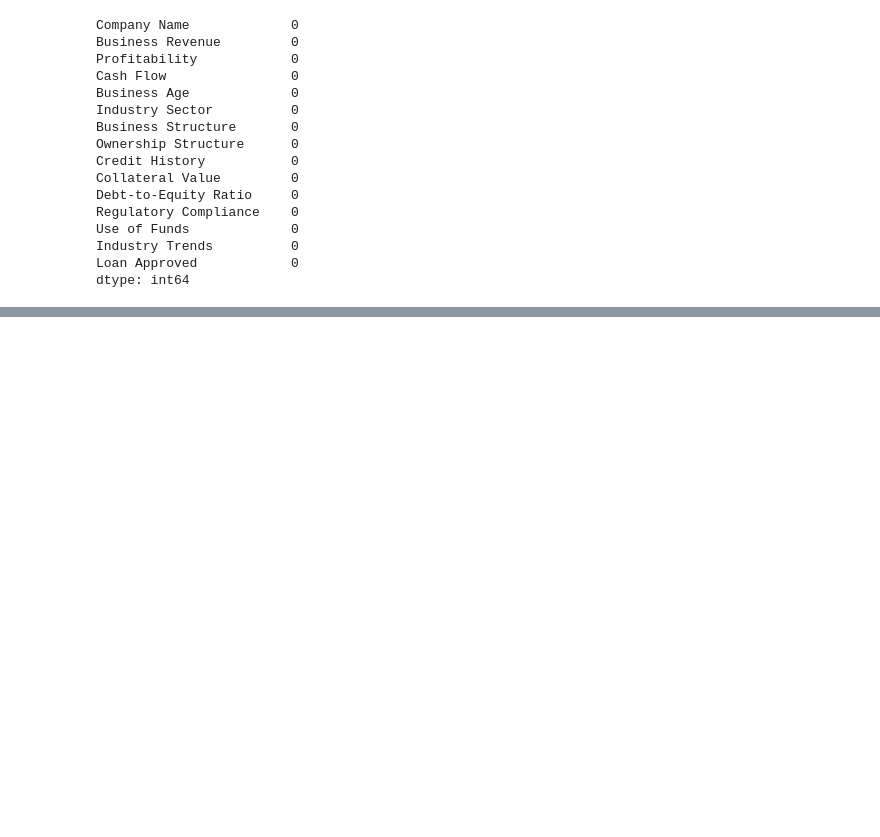
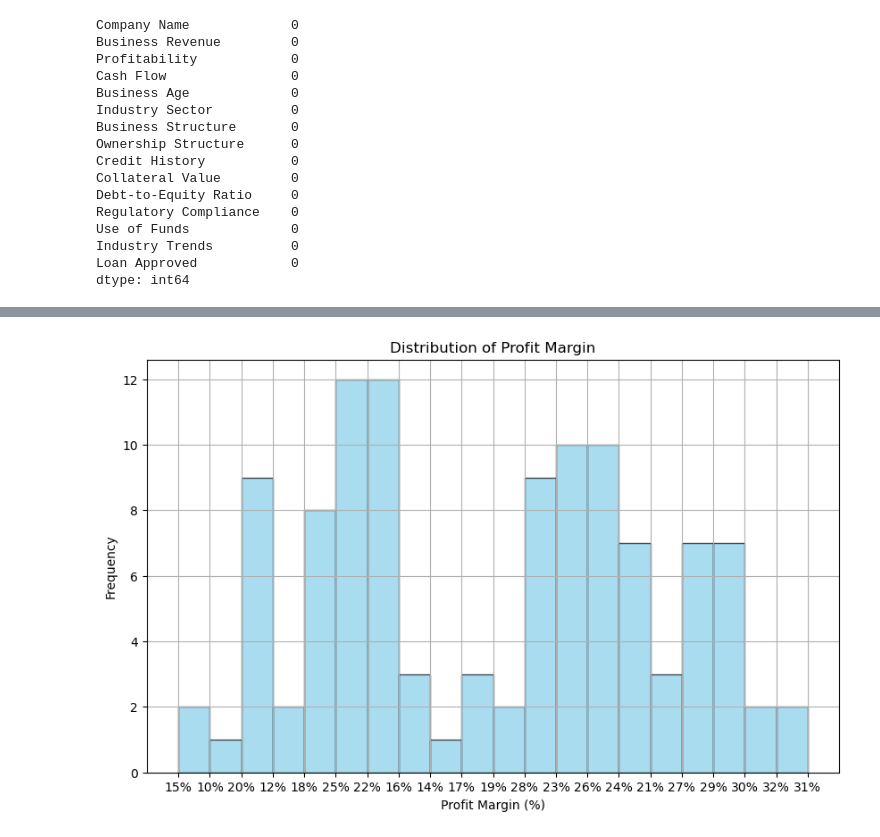
Before and after one commit to GoldenEye37/loan-approval-using-machine-learning-and-external-data-sources, a Jupyter notebook: loan_approval_using_machine_learning_and_external_data_sources.ipynb, the cells around one changed output, grey strips where cells are left out. Drawn from its saved outputs; the diff is of its cells as text; code cells hidden in the pictures; blank space fills up the shorter version.

Commit message:
general profit margins of the comapnies

```diff
--- a/loan_approval_using_machine_learning_and_external_data_sources.ipynb
+++ b/loan_approval_using_machine_learning_and_external_data_sources.ipynb
@@ -1068,0 +1070,16 @@ plt.show();
+# %%
+# plot profitability of the campanies
+# Each bar represents a range of profit margin values,
+# and the height of the bar indicates the frequency of companies within that range.
+profit_margin_column = modified_loan_dataset["Profitability"]
+
+# Plotting the histogram
+plt.figure(figsize=(10, 6))
+plt.hist(profit_margin_column, bins=20, color="skyblue", edgecolor="black", alpha=0.7)
+plt.title("Distribution of Profit Margin")
+plt.xlabel("Profit Margin (%)")
+plt.ylabel("Frequency")
+plt.grid(True)
+plt.show()
+# %% [output]
+[figure, added]
```
Also changed, not shown: parts of 2 cells of this notebook.
